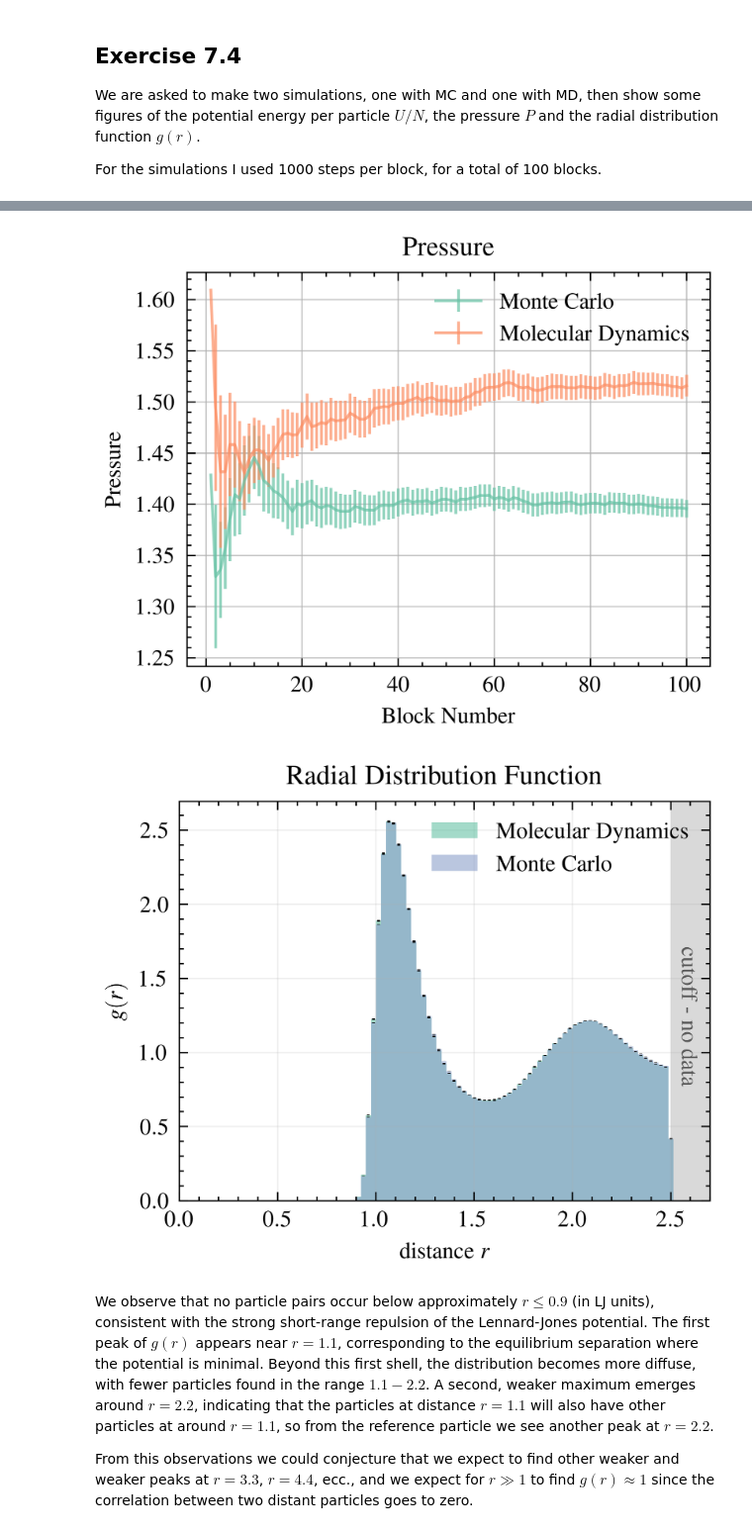
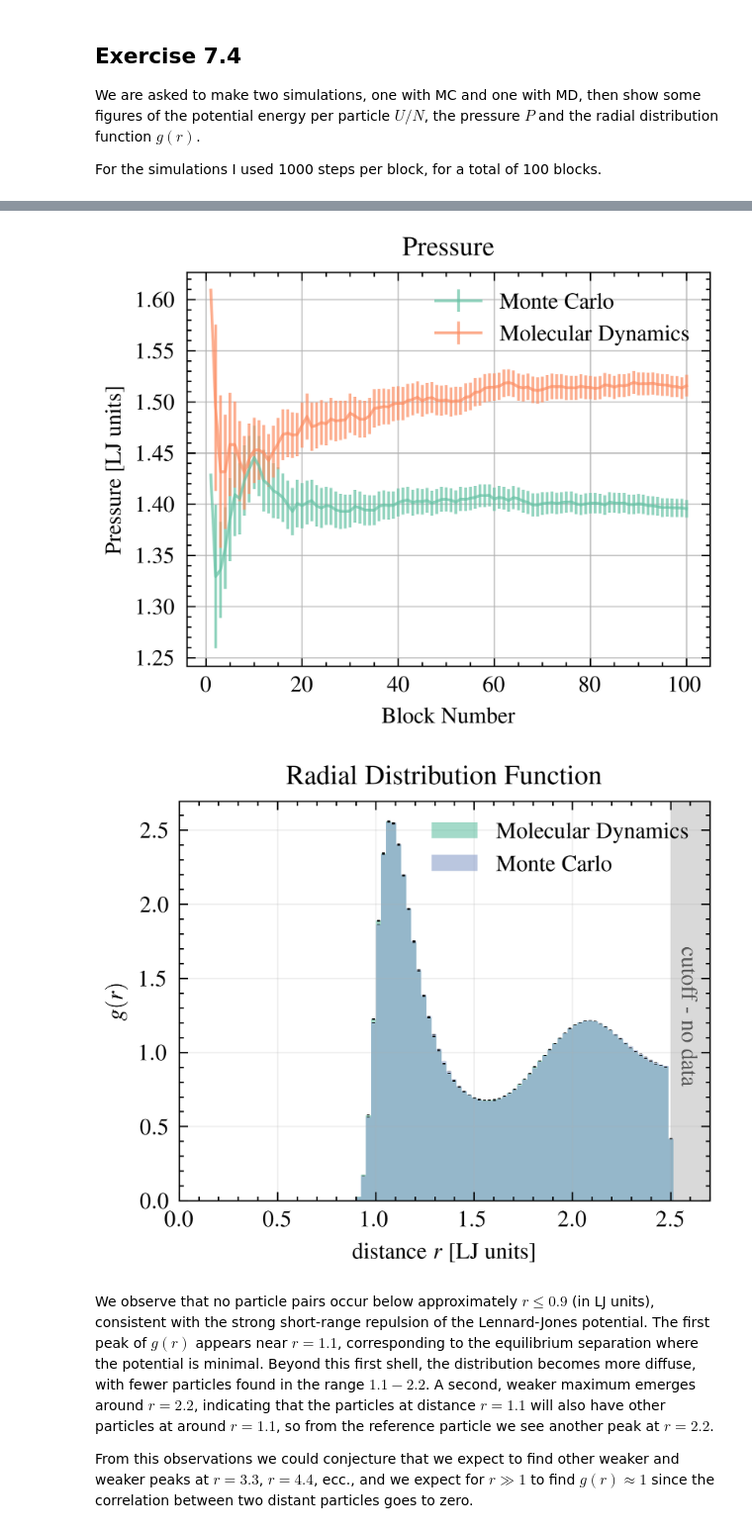
Before and after one commit to Mattia04/LSN, a Jupyter notebook: Notebooks/Exercises_07.ipynb, the cells around one changed output, grey strips where cells are left out. Shown at 99% size. Saved outputs shown, nothing was run; the diff lists cells and outputs as text; code cells hidden in the pictures.

```diff
--- a/Notebooks/Exercises_07.ipynb
+++ b/Notebooks/Exercises_07.ipynb
@@ -235,11 +243,11 @@ plot_data_blocking(
         "../Exercises/Exercises_07/Data/GofR/MD/pressure.dat",
     ],
     labels=["Monte Carlo", "Molecular Dynamics"],
-    ylabel="Pressure",
+    ylabel="Pressure [LJ units]",
     title="Pressure",
 )
 # %% [output]
-[figure, old version]
+[figure, new version]
 # %%
 # Load data
 gofr_MD = np.loadtxt("../Exercises/Exercises_07/Data/GofR/MD/gofr.dat")
@@ -255,35 +263,35 @@ plt.bar(
     gofr_MD[:, 1],
     width=gofr_MD[1, 0],
     yerr=gofr_MD[:, 2],
     label="Molecular Dynamics",
     alpha=0.6,
     align="edge",
 )
 plt.bar(
     gofr_MC[:, 0],
     gofr_MC[:, 1],
     width=gofr_MC[1, 0],
     yerr=gofr_MC[:, 2],
     label="Monte Carlo",
     alpha=0.6,
     align="edge",
     color="C2",
 )
 
 # style
 plt.xlim(0, 2.7)
 
-plt.xlabel(r"distance $r$")
+plt.xlabel(r"distance $r$ [LJ units]")
 plt.ylabel(r"$g(r)$")
 
 plt.title("Radial Distribution Function")
 
 plt.legend()
 plt.grid(True, alpha=0.2)
 
 plt.show()
 # %% [output]
-[figure, old version]
+[figure, new version]
 # %% [markdown]
 We observe that no particle pairs occur below approximately $r \leq 0.9$ (in LJ units), consistent with the strong short-range repulsion of the Lennard-Jones potential. The first peak of $g(r)$ appears near $r = 1.1$, corresponding to the equilibrium separation where the potential is minimal. Beyond this first shell, the distribution becomes more diffuse, with fewer particles found in the range $1.1-2.2$. A second, weaker maximum emerges around $r = 2.2$, indicating that the particles at distance $r=1.1$ will also have other particles at around $r=1.1$, so from the reference particle we see another peak at $r=2.2$.
 
```
Also changed, not shown: parts of 5 cells of this notebook.
